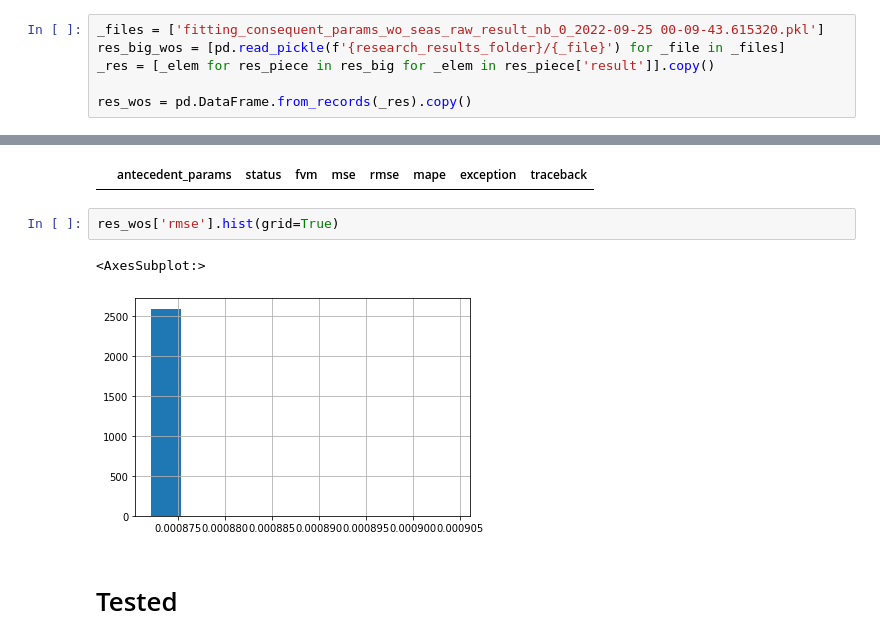
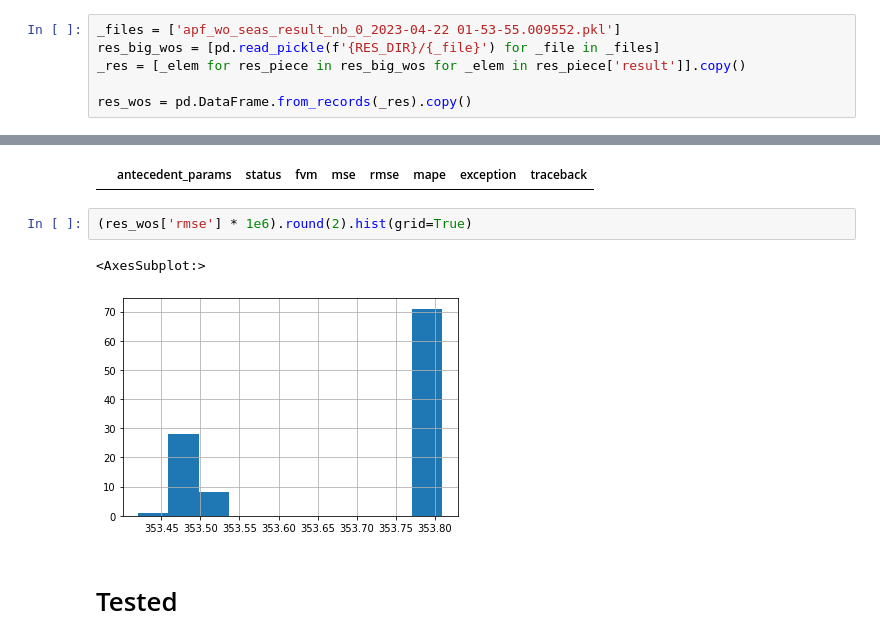
Before and after one commit to Northern125/fuzzy-volatility-modeling, a Jupyter notebook: seasonal_modeling/results_analysis.ipynb, the cells around one changed output, grey strips where cells are left out. Drawn from its saved outputs; the diff is of its cells as text.

Commit message:
[Research] The latest NBs from the HPC

```diff
--- a/seasonal_modeling/results_analysis.ipynb
+++ b/seasonal_modeling/results_analysis.ipynb
@@ -104,8 +106,8 @@ res['rmse'].hist(grid=True)
 # %% [markdown]
 ## W/o seasonality
 # %%
-_files = ['fitting_consequent_params_wo_seas_raw_result_nb_0_2022-09-25 00-09-43.615320.pkl']
-res_big_wos = [pd.read_pickle(f'{research_results_folder}/{_file}') for _file in _files]
-_res = [_elem for res_piece in res_big for _elem in res_piece['result']].copy()
+_files = ['apf_wo_seas_result_nb_0_2023-04-22 01-53-55.009552.pkl']
+res_big_wos = [pd.read_pickle(f'{RES_DIR}/{_file}') for _file in _files]
+_res = [_elem for res_piece in res_big_wos for _elem in res_piece['result']].copy()
 
 res_wos = pd.DataFrame.from_records(_res).copy()
@@ -146,10 +143,10 @@ res_wos[(res_wos['rmse'] - 0.001720).abs() < eps]
 # %% [output]
 |  | antecedent_params | status | fvm | mse | rmse | mape | exception | traceback |
 # %%
-res_wos['rmse'].hist(grid=True)
+(res_wos['rmse'] * 1e6).round(2).hist(grid=True)
 # %% [output]
 <AxesSubplot:>
-[figure, old version]
+[figure, new version]
 # %% [markdown]
 # Tested
 # %% [markdown]
```
Also changed, not shown: parts of 16 cells of this notebook, 3 other files.
